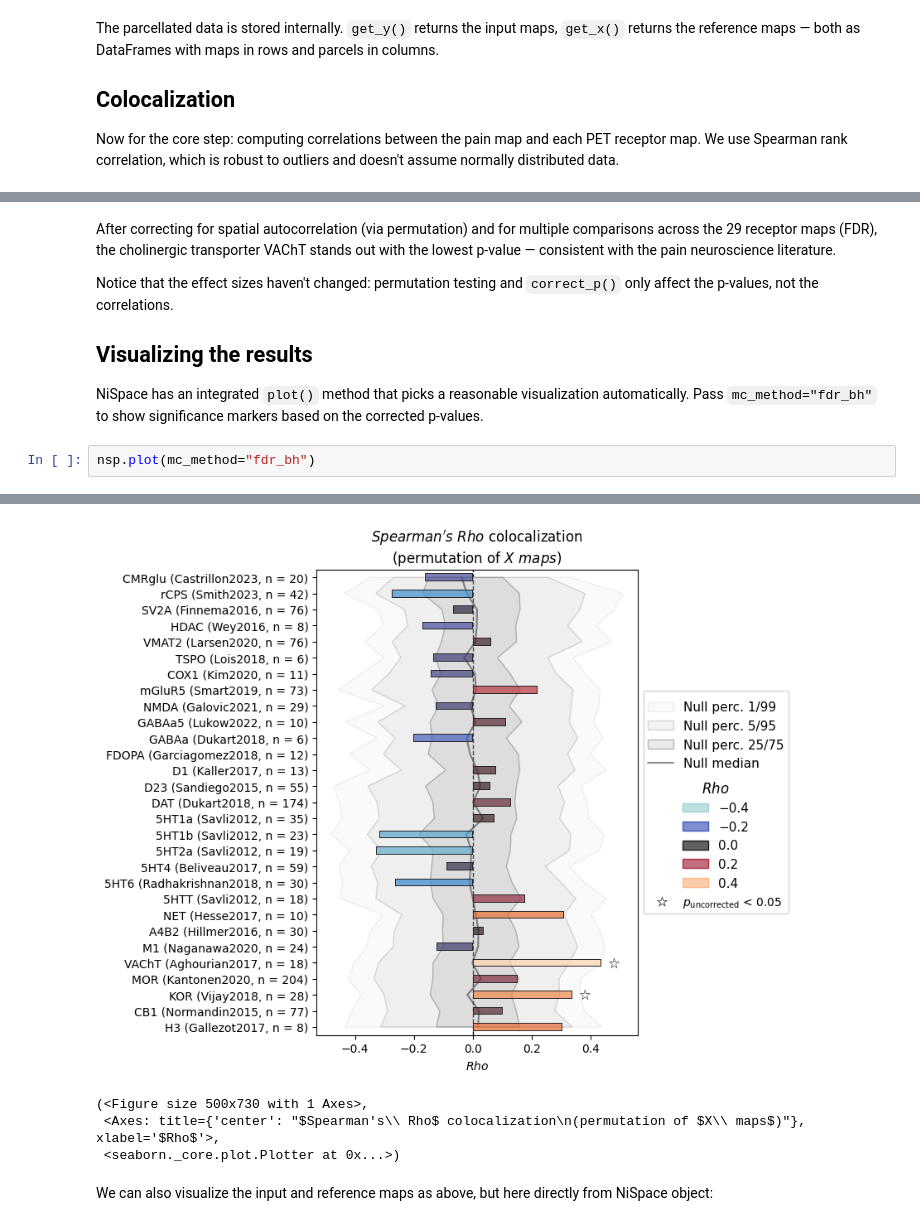
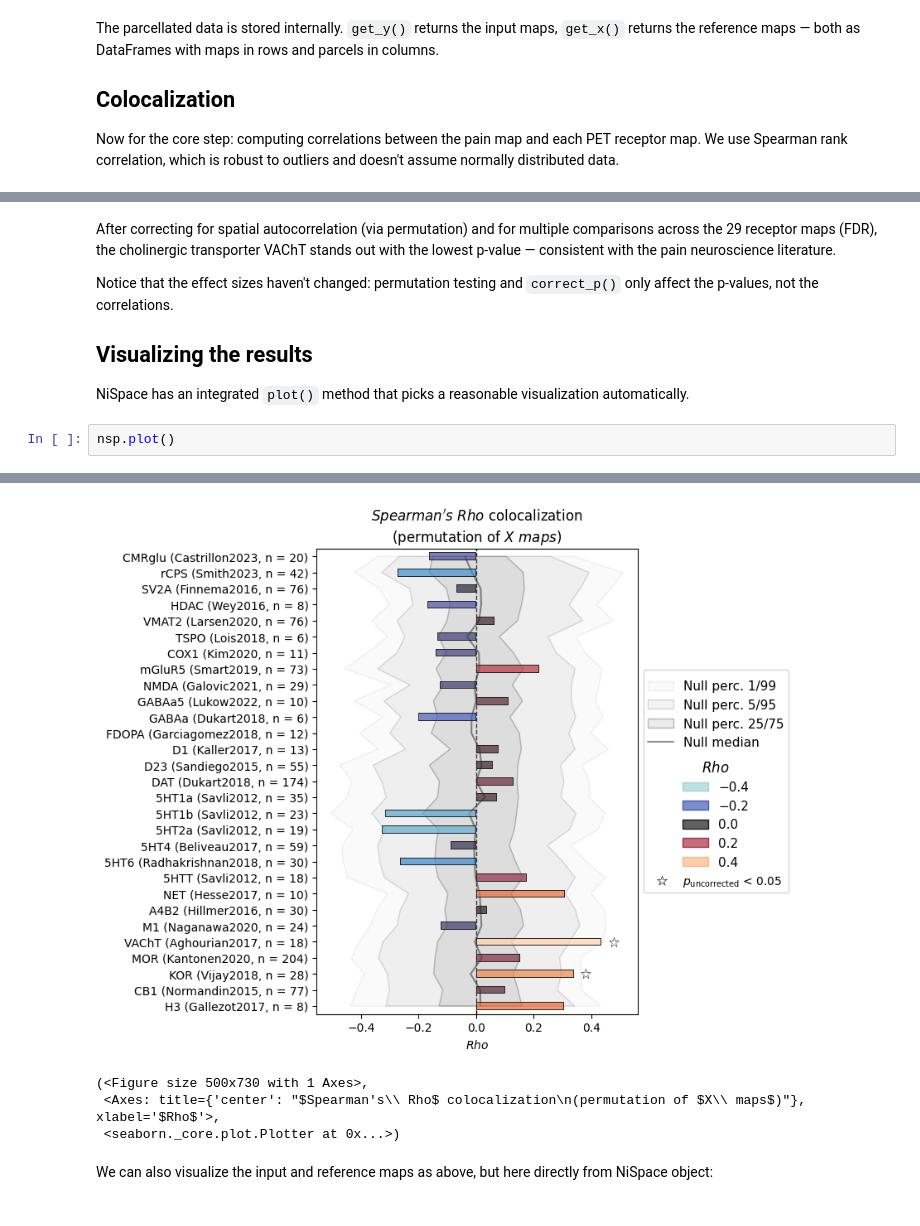
Before and after one commit to LeonDLotter/NiSpace, a Jupyter notebook: docs/nb_introduction/intro02_nispace_intro.ipynb, the cells around one changed output, grey strips where cells are left out. Drawn from its saved outputs; the diff is of its cells as text.

```diff
--- a/docs/nb_introduction/intro2_nispace_intro.ipynb
+++ b/docs/nb_introduction/intro02_nispace_intro.ipynb
@@ -238,7 +242,7 @@ Notice that the effect sizes haven't changed: permutation testing and `correct_p
 
 ## Visualizing the results
 
-NiSpace has an integrated `plot()` method that picks a reasonable visualization automatically. Pass `mc_method="fdr_bh"` to show significance markers based on the corrected p-values.
+NiSpace has an integrated `plot()` method that picks a reasonable visualization automatically.
 # %%
-nsp.plot(mc_method="fdr_bh")
+nsp.plot()
 # %% [output]
@@ -260,4 +264,4 @@ INFO | 31/05/26 13:28:50 | nispace.plotting: Significance annotation: 2/29 p_unc
-[figure, old version]
+[figure, new version]
 (<Figure size 500x730 with 1 Axes>,
  <Axes: title={'center': "$Spearman's\\ Rho$ colocalization\n(permutation of $X\\ maps$)"}, xlabel='$Rho$'>,
  <seaborn._core.plot.Plotter at 0x...>)
```
Also changed, not shown: parts of 11 cells of this notebook, 22 other files.
